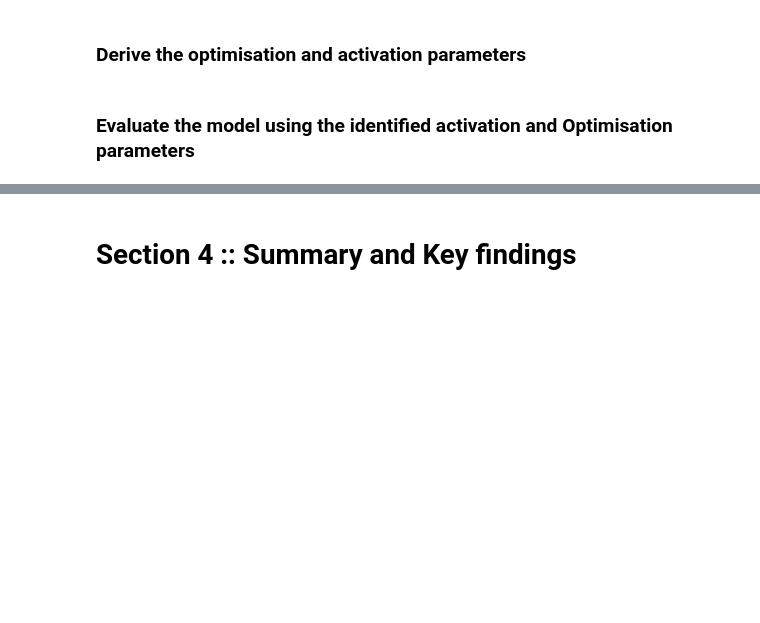
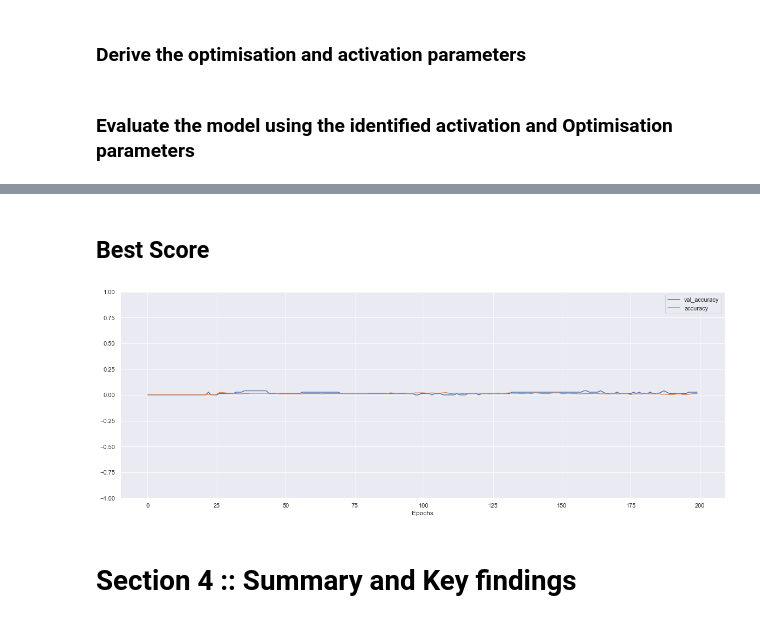
Before and after one commit to SomanathanSubramaniyan/Machine-Learning-Statistics, a Jupyter notebook: Boston-Dataset-Project.ipynb, the cells around one changed output, grey strips where cells are left out. Cells and saved outputs as stored; diff of their text form; code cells hidden in the pictures; blank space fills up the shorter version.

Commit message:
Best Score - Prediction

```diff
--- a/Boston-Dataset-Project.ipynb
+++ b/Boston-Dataset-Project.ipynb
@@ -925,3 +924,33 @@ mainfunction(df_BHD_rmOutliers,"no")
+# %% [markdown]
+## Best Score
+# %%
+## Repeat the calculation simillar to above section.
+# The parameters are based on the Optimised parameters choosen in the above
+# re calculate the model and fit
+
+m = kr.models.Sequential()
+m.add(kr.layers.Dense(20, input_dim=3, activation='softsign'))
+m.add(kr.layers.Dense(50, activation='tanh'))
+m.add(kr.layers.Dense(1, activation="linear"))
+m.compile(loss="mean_squared_error", optimizer='adam',metrics=['accuracy'])
+pca = dec.PCA(n_components=3, whiten=True)
+pca.fit(x_train)
+x_train_white = pd.DataFrame(pca.transform(x_train), columns=x.columns)
+hist =m.fit(x_train_white, y_train, epochs=200, validation_split=0.2,verbose=0)
+hist_history = pd.DataFrame(hist.history)
+hist_history['epochs'] = hist.epoch
+# %%
+# Plot the value accuracy graph
+plt.figure()
+plt.plot(hist_history['epochs'], hist_history['val_accuracy'], label='val_accuracy')
+plt.plot(hist_history['epochs'], hist_history['accuracy'], label = 'accuracy')
+
+plt.xlabel('Epochs')
+plt.ylim([-1,1])
+plt.legend()
+plt.show()
+# %% [output]
+[figure, added]
 # %% [markdown]
 # Section 4 :: Summary and Key findings
 # %% [markdown]
```
Also changed, not shown: parts of 16 cells of this notebook.
